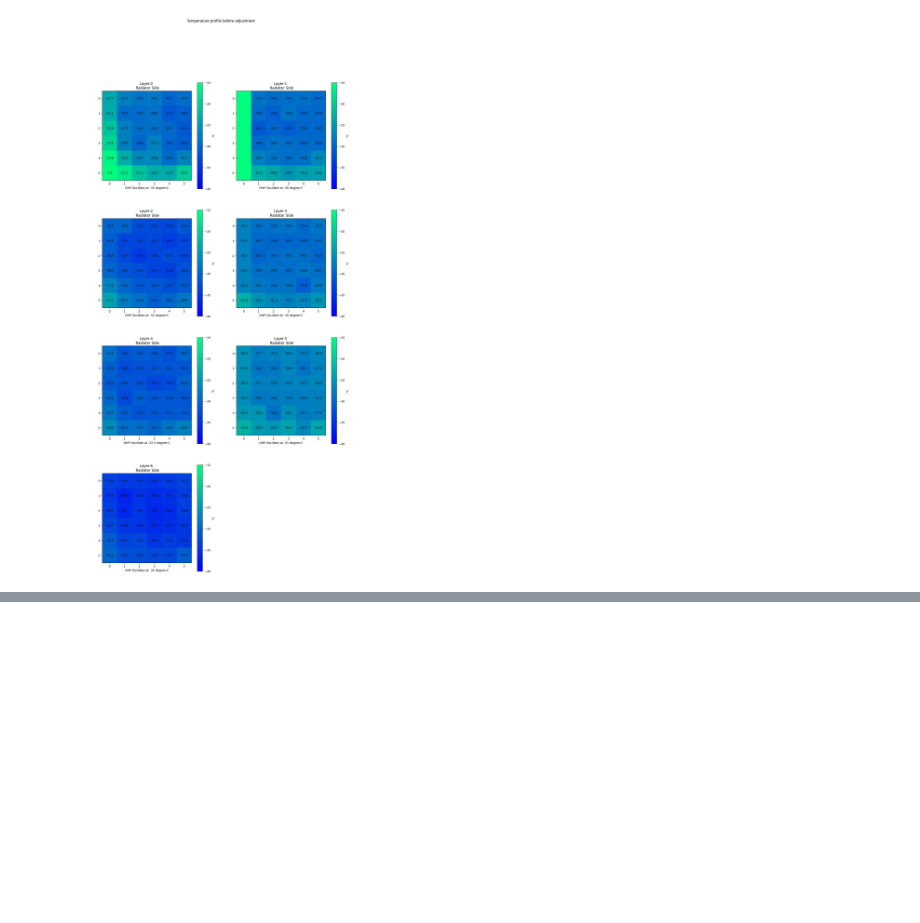
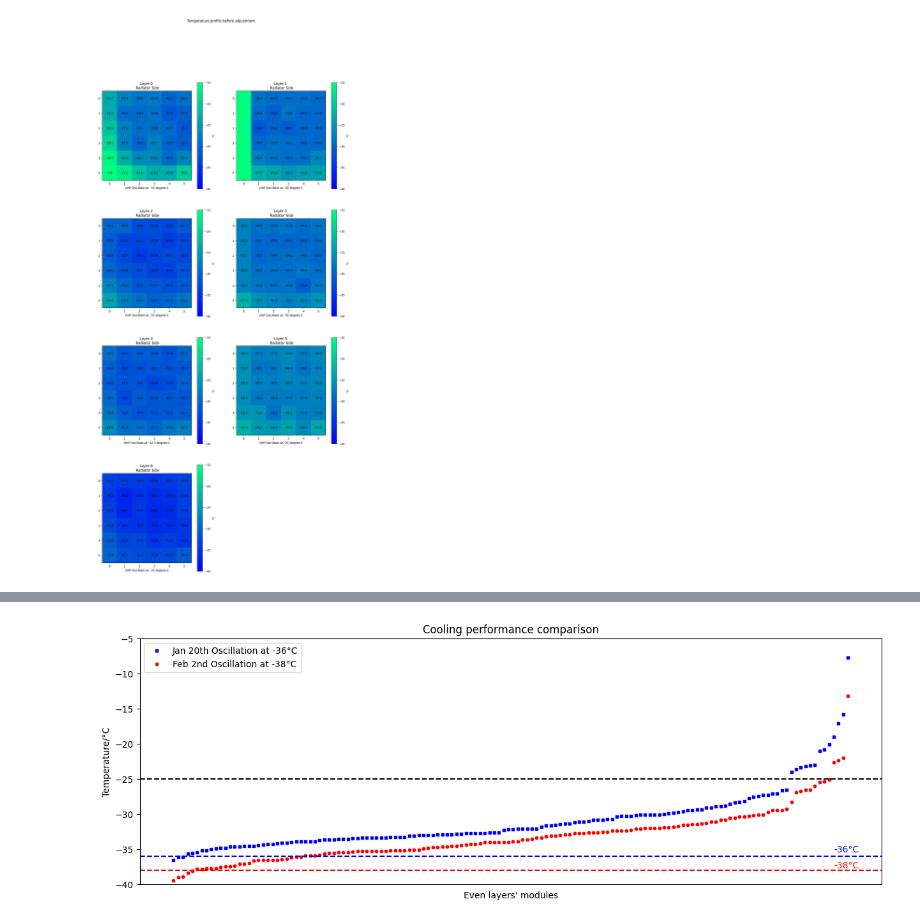
Before and after one commit to Eclipsedclaw/GAPS_thermal, a Jupyter notebook: tracker_temp.ipynb, the cells around one changed output, grey strips where cells are left out. Saved outputs shown, nothing was run; the diff lists cells and outputs as text; code cells hidden in the pictures; blank space fills up the shorter version.

```diff
--- a/tracker_temp.ipynb
+++ b/tracker_temp.ipynb
@@ -476,0 +561,20 @@ plt.show()
+# %%
+fig = plt.figure(figsize = (15, 5))
+ax1 = fig.add_subplot(111)
+xx = np.linspace(1, 144, num=144)
+plt.axhline(y = -38, color = 'r', linestyle = 'dashed')
+plt.axhline(y = -36, color = 'b', linestyle = 'dashed')
+plt.axhline(y = -25, color = 'k', linestyle = 'dashed')
+ax1.scatter(xx, sorted(T_old), s=10, c='b', marker="s", label='Jan 20th Oscillation at -36\N{DEGREE SIGN}C')
+ax1.set_xticks([])
+ax1.scatter(xx, sorted(T_new), s=10, c='r', marker="o", label='Feb 2nd Oscillation at -38\N{DEGREE SIGN}C')
+ax1.set_xlabel('Even layers\' modules')
+ax1.set_ylabel('Temperature/\N{DEGREE SIGN}C')
+ax1.set_title('Cooling performance comparison')
+ax1.set_ylim([-40, -5])
+fig.text(0.85, 0.21, '-36\N{DEGREE SIGN}C', color = 'b')
+fig.text(0.85, 0.16, '-38\N{DEGREE SIGN}C', color = 'r')
+plt.legend()
+plt.show()
+# %% [output]
+[figure, added]
```
Also changed, not shown: parts of 7 cells of this notebook.
